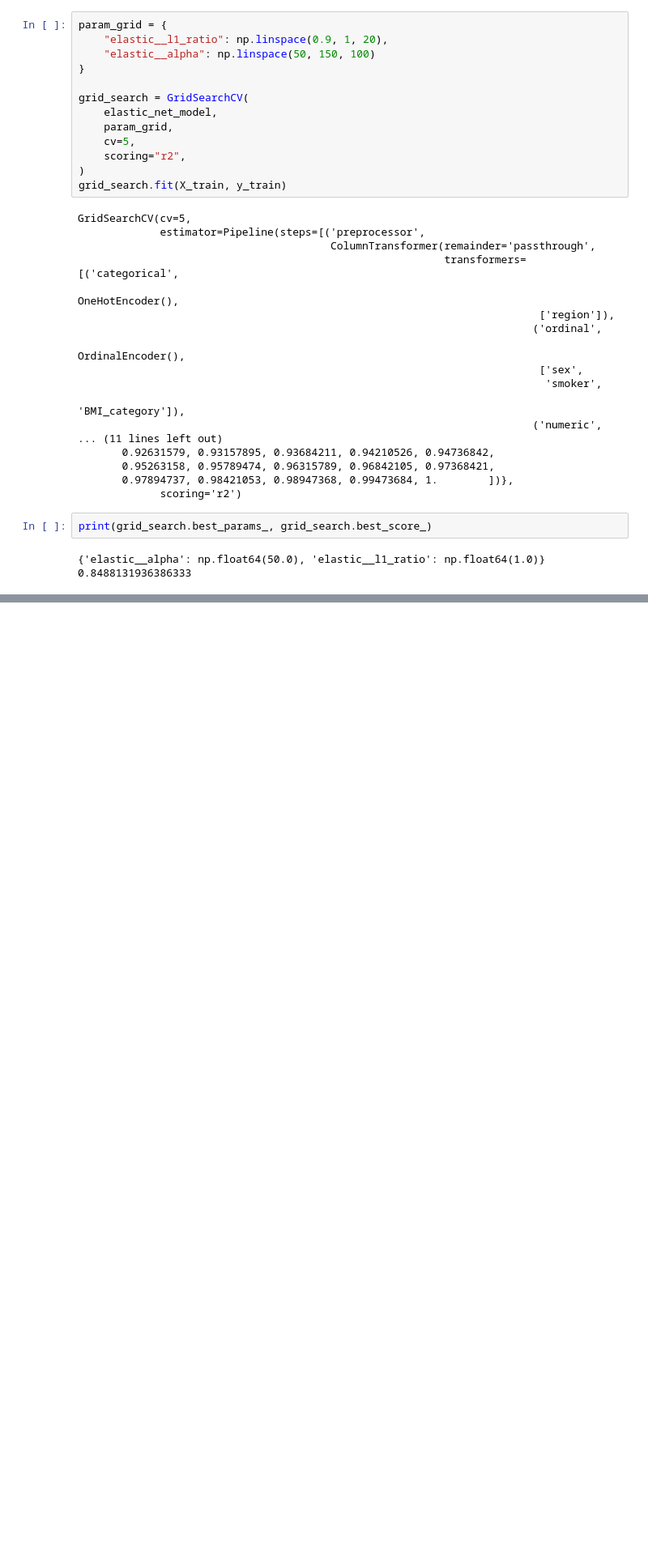
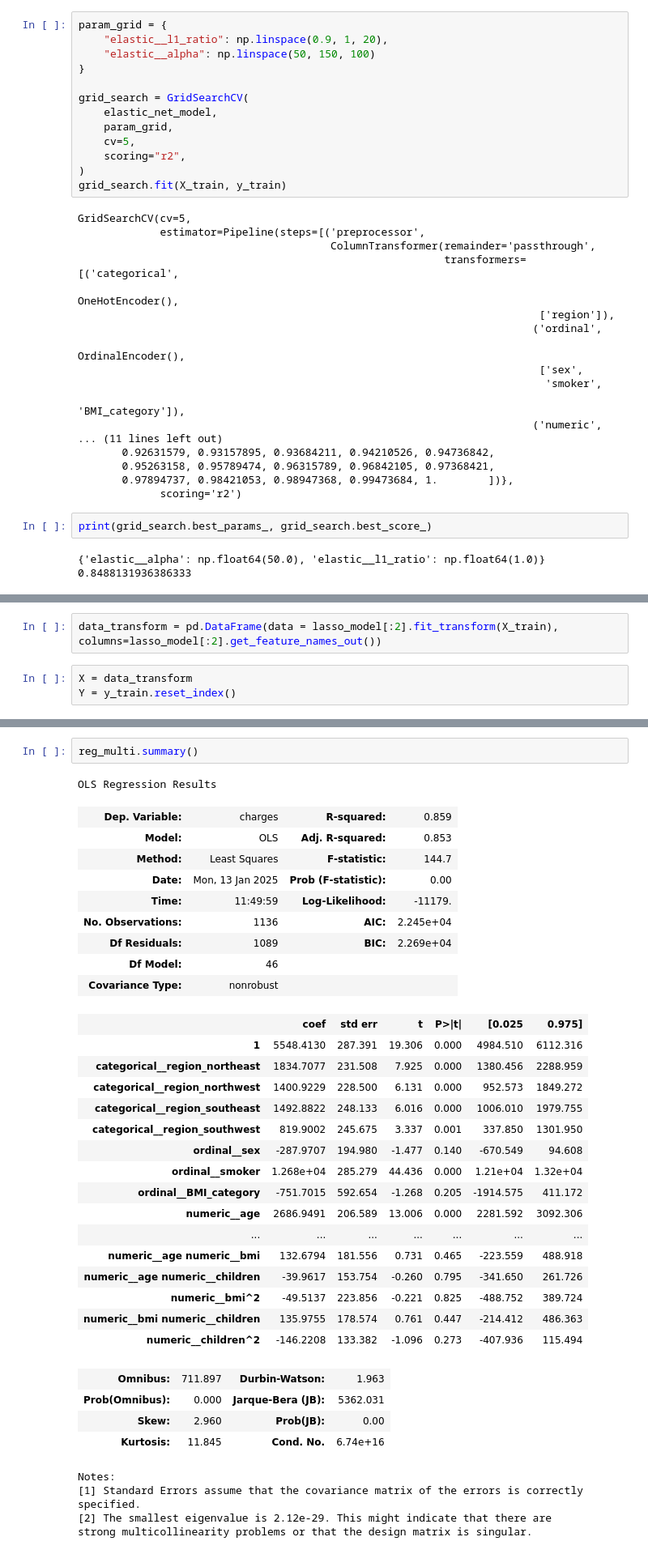
Before and after one commit to istaion/Assur_aimant, a Jupyter notebook: victor/modelisation.ipynb, the cells around one changed output, grey strips where cells are left out. Shown at 81% size. Cells and saved outputs as stored; diff of their text form; blank space fills up the shorter version.

```diff
--- a/victor/modelisation.ipynb
+++ b/victor/modelisation.ipynb
@@ -670,0 +635,5 @@ ax.invert_yaxis()
+# %%
+data_transform = pd.DataFrame(data = lasso_model[:2].fit_transform(X_train), columns=lasso_model[:2].get_feature_names_out())
+# %%
+X = data_transform
+Y = y_train.reset_index()
@@ -670,0 +671,37 @@ ax.invert_yaxis()
+# %%
+reg_multi.summary()
+# %% [output]
+OLS Regression Results
+| Dep. Variable: | charges | R-squared: | 0.859 |
+| Model: | OLS | Adj. R-squared: | 0.853 |
+| Method: | Least Squares | F-statistic: | 144.7 |
+| Date: | Mon, 13 Jan 2025 | Prob (F-statistic): | 0.00 |
+| Time: | 11:49:59 | Log-Likelihood: | -11179. |
+| No. Observations: | 1136 | AIC: | 2.245e+04 |
+| Df Residuals: | 1089 | BIC: | 2.269e+04 |
+| Df Model: | 46 |  |  |
+| Covariance Type: | nonrobust |  |  |
+|  | coef | std err | t | P>|t| | [0.025 | 0.975] |
+| 1 | 5548.4130 | 287.391 | 19.306 | 0.000 | 4984.510 | 6112.316 |
+| categorical__region_northeast | 1834.7077 | 231.508 | 7.925 | 0.000 | 1380.456 | 2288.959 |
+| categorical__region_northwest | 1400.9229 | 228.500 | 6.131 | 0.000 | 952.573 | 1849.272 |
+| categorical__region_southeast | 1492.8822 | 248.133 | 6.016 | 0.000 | 1006.010 | 1979.755 |
+| categorical__region_southwest | 819.9002 | 245.675 | 3.337 | 0.001 | 337.850 | 1301.950 |
+| ordinal__sex | -287.9707 | 194.980 | -1.477 | 0.140 | -670.549 | 94.608 |
+| ordinal__smoker | 1.268e+04 | 285.279 | 44.436 | 0.000 | 1.21e+04 | 1.32e+04 |
+| ordinal__BMI_category | -751.7015 | 592.654 | -1.268 | 0.205 | -1914.575 | 411.172 |
+| numeric__age | 2686.9491 | 206.589 | 13.006 | 0.000 | 2281.592 | 3092.306 |
+| ... | ... | ... | ... | ... | ... | ... |
+| numeric__age numeric__bmi | 132.6794 | 181.556 | 0.731 | 0.465 | -223.559 | 488.918 |
+| numeric__age numeric__children | -39.9617 | 153.754 | -0.260 | 0.795 | -341.650 | 261.726 |
+| numeric__bmi^2 | -49.5137 | 223.856 | -0.221 | 0.825 | -488.752 | 389.724 |
+| numeric__bmi numeric__children | 135.9755 | 178.574 | 0.761 | 0.447 | -214.412 | 486.363 |
+| numeric__children^2 | -146.2208 | 133.382 | -1.096 | 0.273 | -407.936 | 115.494 |
+| Omnibus: | 711.897 | Durbin-Watson: | 1.963 |
+| Prob(Omnibus): | 0.000 | Jarque-Bera (JB): | 5362.031 |
+| Skew: | 2.960 | Prob(JB): | 0.00 |
+| Kurtosis: | 11.845 | Cond. No. | 6.74e+16 |
+Notes:
+[1] Standard Errors assume that the covariance matrix of the errors is correctly specified.
+[2] The smallest eigenvalue is 2.12e-29. This might indicate that there are
+strong multicollinearity problems or that the design matrix is singular.
```
Also changed, not shown: parts of 44 cells of this notebook.
